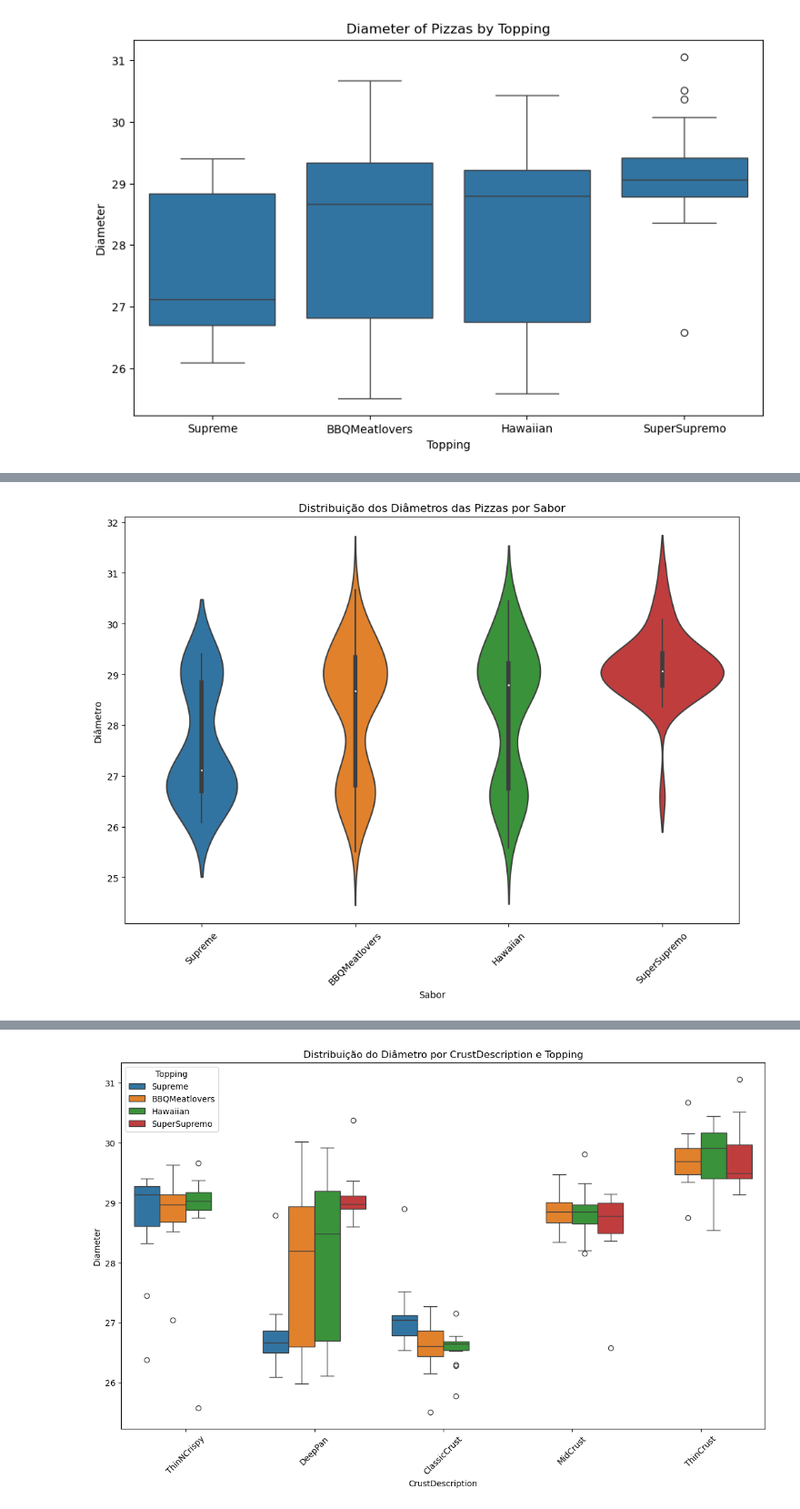
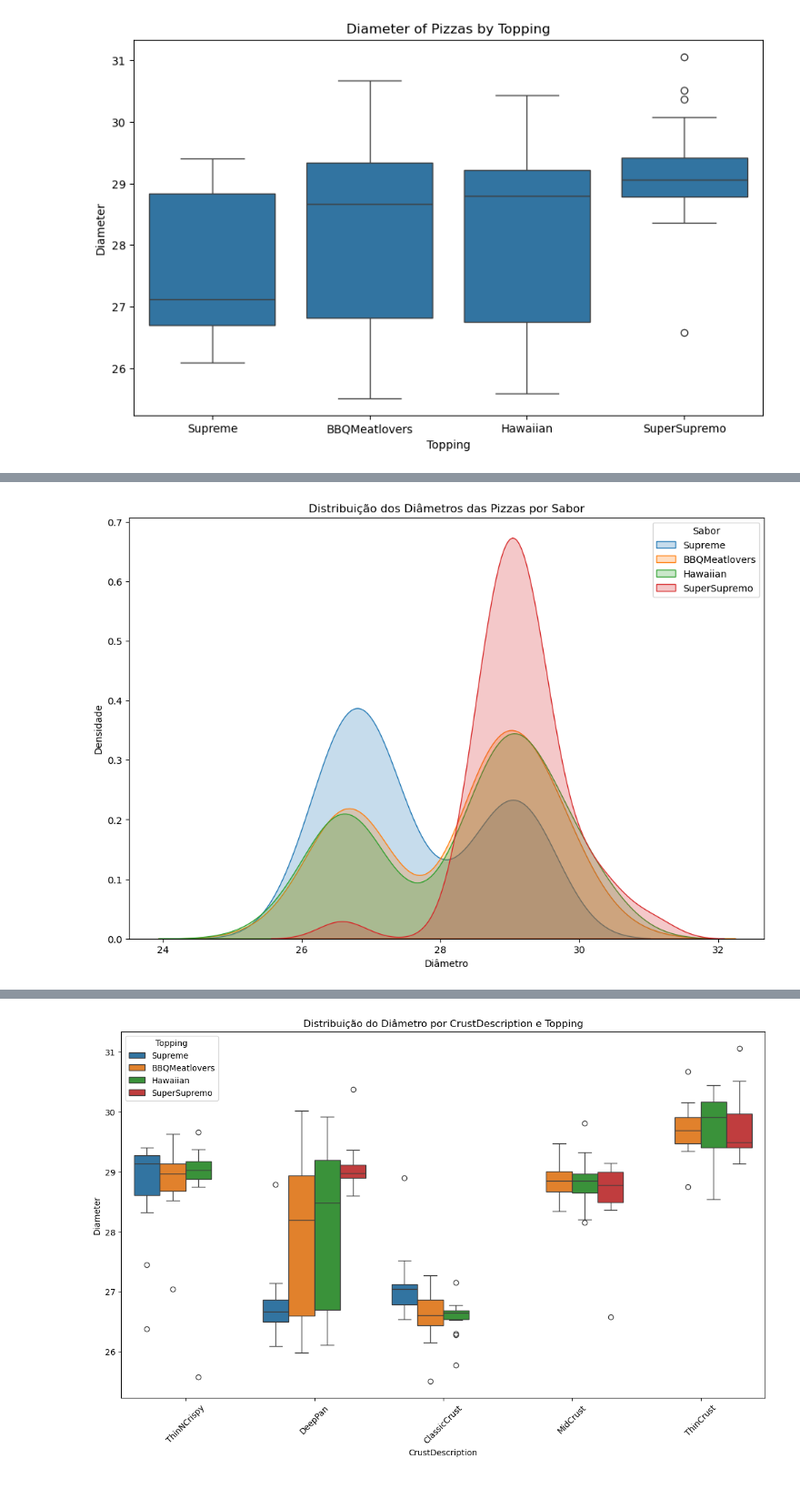
Before and after one commit to jvictorferreira3301/Prob-Stat, a Jupyter notebook: lab02.ipynb, the cells around one changed output, grey strips where cells are left out. Shown: that part at 91% size. Saved outputs shown, nothing was run; the diff lists cells and outputs as text; code cells hidden in the pictures.

Commit message:
organização dos plots e descriçoes novas

```diff
--- a/lab02.ipynb
+++ b/lab02.ipynb
@@ -289,12 +294,14 @@ plt.show()
 # %%
 plt.figure(figsize=(12, 8))
-sns.violinplot(x='Topping', y='Diameter', data=data_pizza)
+for topping in data_pizza['Topping'].unique():
+    subset = data_pizza[data_pizza['Topping'] == topping]
+    sns.kdeplot(subset['Diameter'], label=topping, fill=True)
 plt.title('Distribuição dos Diâmetros das Pizzas por Sabor')
-plt.xlabel('Sabor')
-plt.ylabel('Diâmetro')
-plt.xticks(rotation=45)
+plt.xlabel('Diâmetro')
+plt.ylabel('Densidade')
+plt.legend(title='Sabor')
 plt.show()
 # %% [output]
-[figure, old version]
+[figure, new version]
 # %%
 plt.figure(figsize=(12, 8))
```
Also changed, not shown: parts of 21 cells of this notebook.
